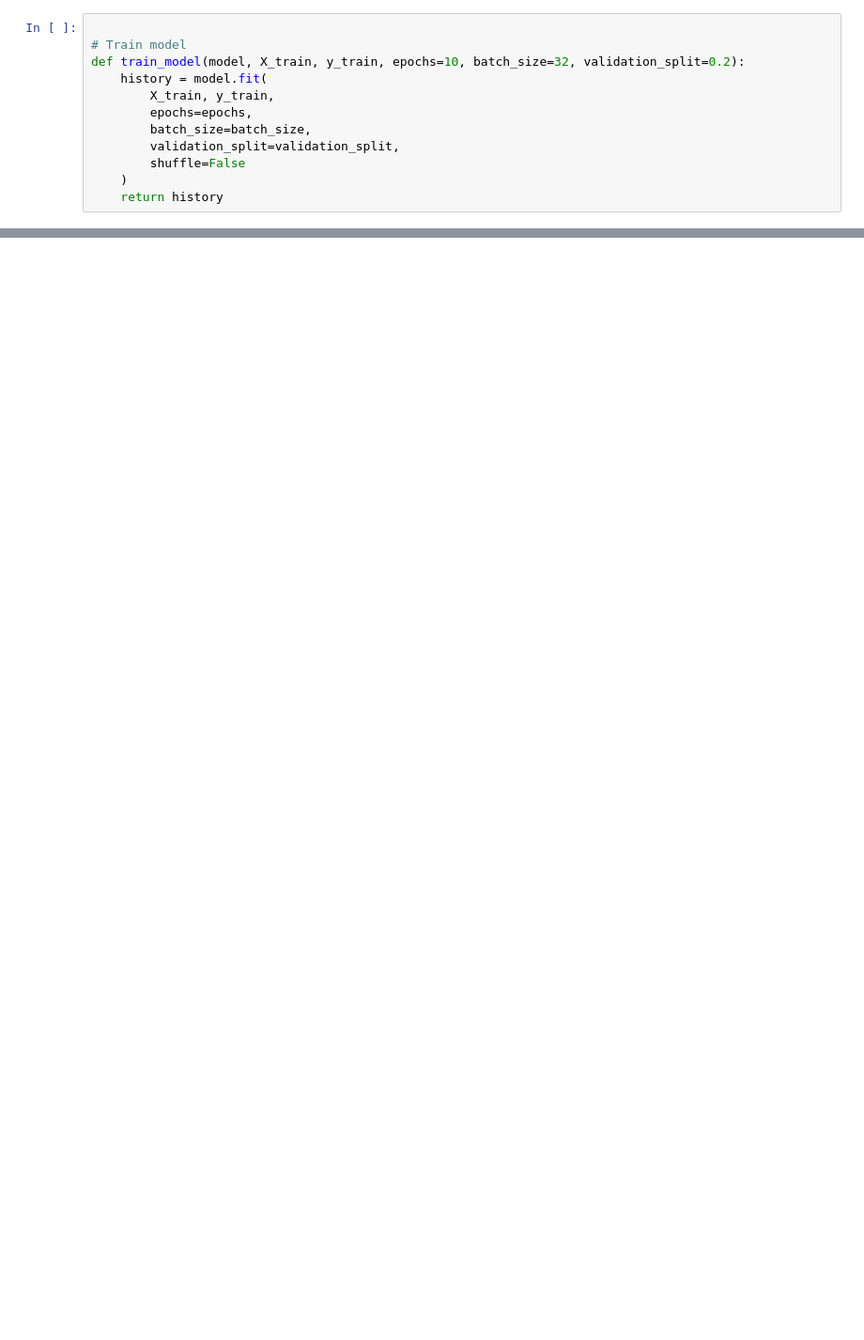
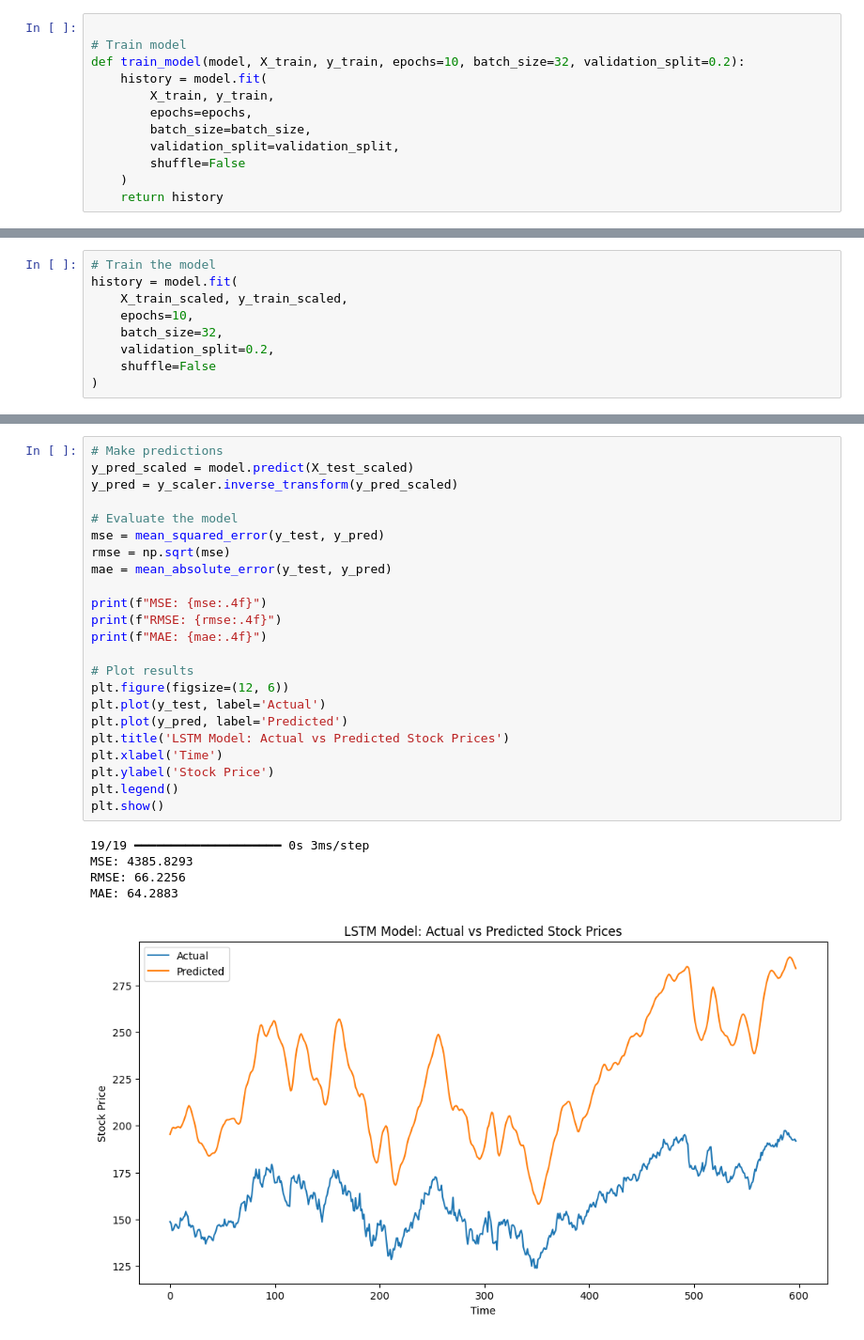
Before and after one commit to tanishhky/ArbitrageForSP500, a Jupyter notebook: claudemain.ipynb, the cells around one changed output, grey strips where cells are left out. Shown at 94% size. Drawn from its saved outputs; the diff is of its cells as text; blank space fills up the shorter version.

```diff
--- a/claudemain.ipynb
+++ b/claudemain.ipynb
@@ -172,0 +201,9 @@ KeyboardInterrupt:
+# %%
+# Train the model
+history = model.fit(
+    X_train_scaled, y_train_scaled,
+    epochs=10,
+    batch_size=32,
+    validation_split=0.2,
+    shuffle=False
+)
@@ -172,0 +231,29 @@ KeyboardInterrupt:
+# %%
+# Make predictions
+y_pred_scaled = model.predict(X_test_scaled)
+y_pred = y_scaler.inverse_transform(y_pred_scaled)
+
+# Evaluate the model
+mse = mean_squared_error(y_test, y_pred)
+rmse = np.sqrt(mse)
+mae = mean_absolute_error(y_test, y_pred)
+
+print(f"MSE: {mse:.4f}")
+print(f"RMSE: {rmse:.4f}")
+print(f"MAE: {mae:.4f}")
+
+# Plot results
+plt.figure(figsize=(12, 6))
+plt.plot(y_test, label='Actual')
+plt.plot(y_pred, label='Predicted')
+plt.title('LSTM Model: Actual vs Predicted Stock Prices')
+plt.xlabel('Time')
+plt.ylabel('Stock Price')
+plt.legend()
+plt.show()
+# %% [output]
+19/19 ━━━━━━━━━━━━━━━━━━━━ 0s 3ms/step
+MSE: 4385.8293
+RMSE: 66.2256
+MAE: 64.2883
+[figure, added]
```
Also changed, not shown: parts of 10 cells of this notebook.
